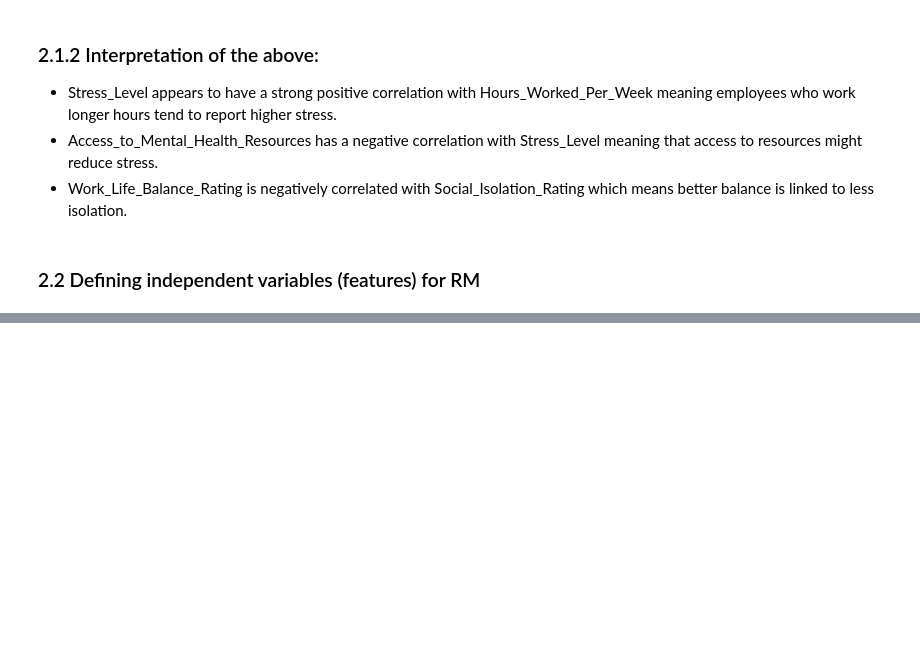
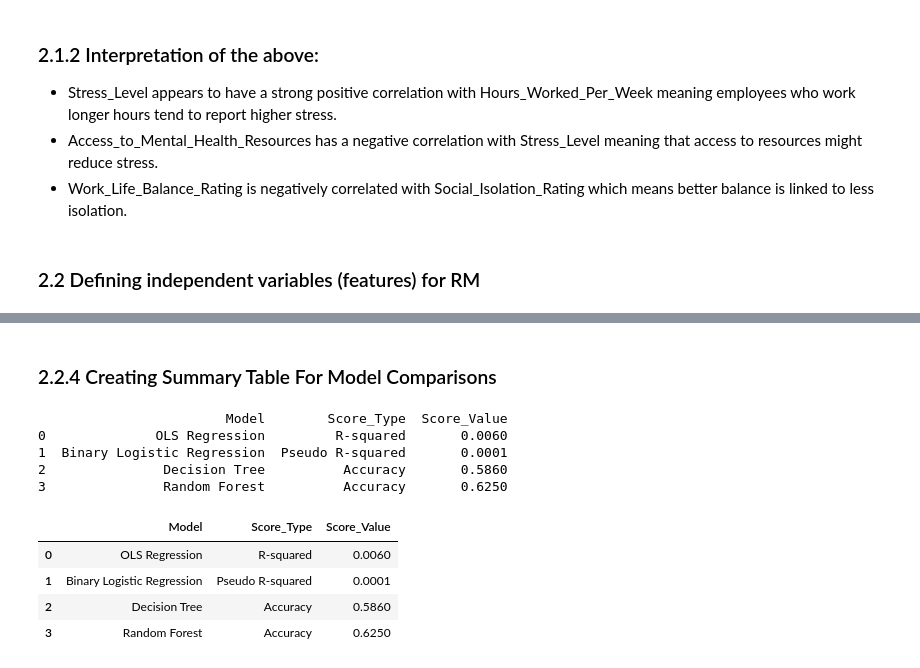
Before and after one commit to robert-solomon12/MSc_Dissertation-Impacts_Remote_Work_On_Mental_Health, a Jupyter notebook: 03_Submission/remote_work_analysis/correlation-analysis_regression_sr.ipynb, the cells around one changed output, grey strips where cells are left out. Drawn from its saved outputs; the diff is of its cells as text; code cells hidden in the pictures; blank space fills up the shorter version.

```diff
--- a/03_Submission/remote_work_analysis/correlation-analysis_regression_sr.ipynb
+++ b/03_Submission/remote_work_analysis/correlation-analysis_regression_sr.ipynb
@@ -116,0 +233,39 @@ Notes:
+# %% [markdown]
+### 2.2.4 Creating Summary Table For Model Comparisons
+# %%
+# Manually input your model names and their performance scores
+model_comparison = pd.DataFrame({
+    'Model': [
+        'OLS Regression',
+        'Binary Logistic Regression',
+        'Decision Tree',
+        'Random Forest'
+    ],
+    'Score_Type': [
+        'R-squared',
+        'Pseudo R-squared',
+        'Accuracy',
+        'Accuracy'
+    ],
+    'Score_Value': [
+        0.006,       # From OLS model
+        0.0001,      # From Binary Logistic Regression
+        0.586,        # Replace with actual Decision Tree accuracy
+        0.625         # Replace with actual Random Forest accuracy
+    ]
+})
+
+# Displaying table
+print(model_comparison)
+model_comparison
+# %% [output]
+                        Model        Score_Type  Score_Value
+0              OLS Regression         R-squared       0.0060
+1  Binary Logistic Regression  Pseudo R-squared       0.0001
+2               Decision Tree          Accuracy       0.5860
+3               Random Forest          Accuracy       0.6250
+|  | Model | Score_Type | Score_Value |
+| 0 | OLS Regression | R-squared | 0.0060 |
+| 1 | Binary Logistic Regression | Pseudo R-squared | 0.0001 |
+| 2 | Decision Tree | Accuracy | 0.5860 |
+| 3 | Random Forest | Accuracy | 0.6250 |
```
Also changed, not shown: parts of 16 cells of this notebook.
